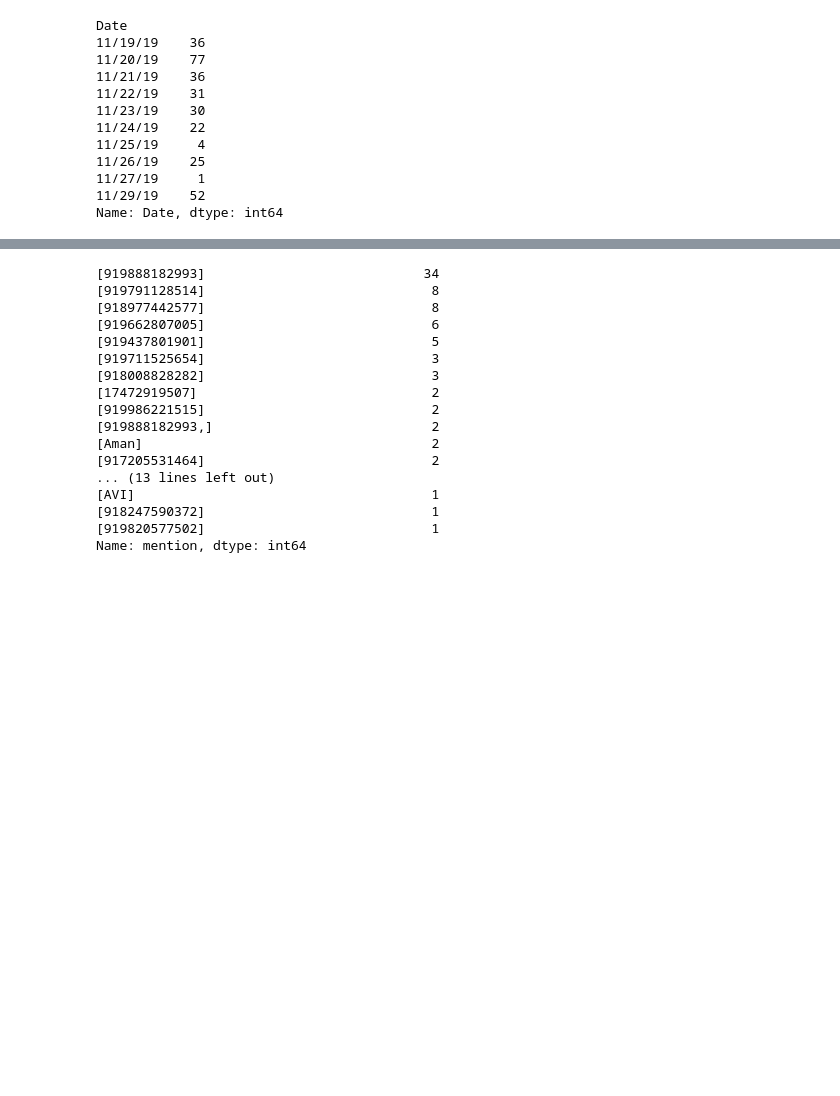
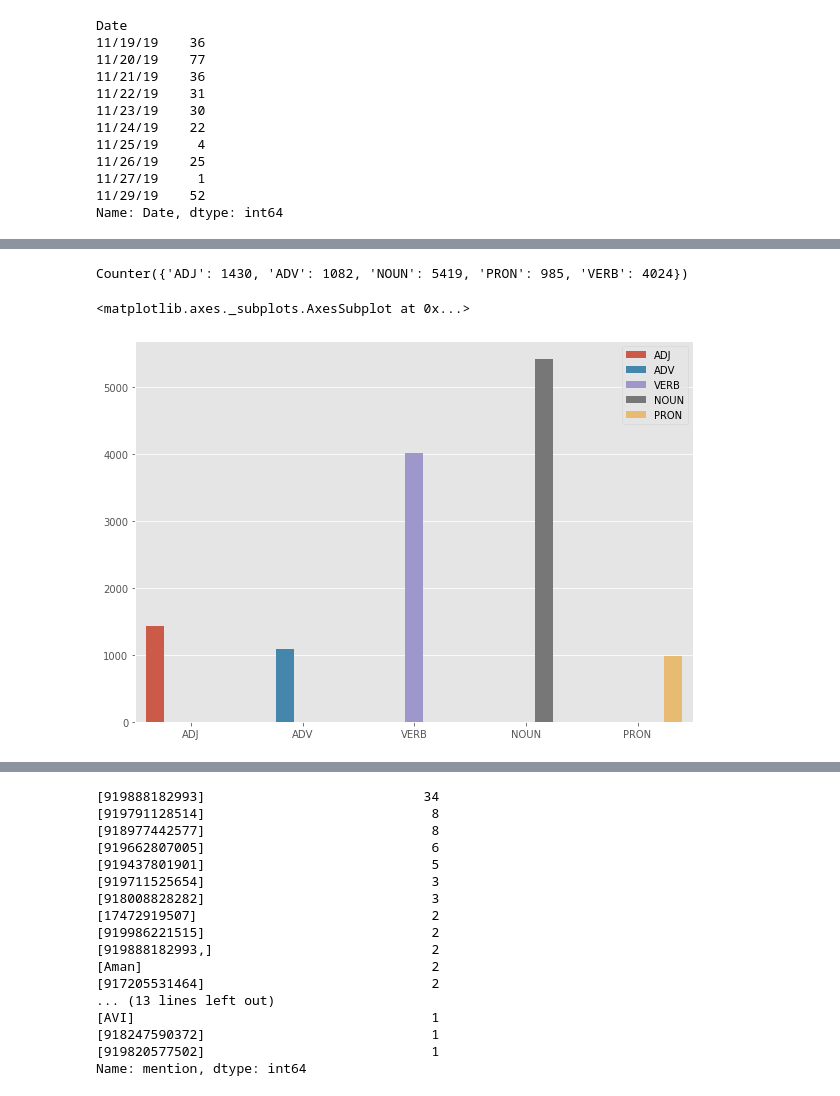
Before and after one commit to AVI18794/NLP, a Jupyter notebook: Chat Analysis.ipynb, the cells around one changed output, grey strips where cells are left out. Saved outputs shown, nothing was run; the diff lists cells and outputs as text; code cells hidden in the pictures; blank space fills up the shorter version.

```diff
--- a/Chat Analysis.ipynb
+++ b/Chat Analysis.ipynb
@@ -414,0 +443,27 @@ plot_linechart(dates)
+# %%
+from nltk import pos_tag
+from nltk import word_tokenize
+from collections import Counter
+def get_pos_tags(data):
+  #Lowercase the data
+  lower_case = data.lower()
+  #Tokenize the data
+  tokens = word_tokenize(lower_case)
+  #Tag the tokens
+  tags = pos_tag(tokens,tagset='universal')
+  counts = Counter(tag for word,tag in tags if tag in ('NOUN','PRON','VERB','ADV',"ADJ"))
+  return counts
+# %%
+tokens_counts = df['Message'].apply(get_pos_tags).sum()
+tokens_counts
+# %% [output]
+Counter({'ADJ': 1430, 'ADV': 1082, 'NOUN': 5419, 'PRON': 985, 'VERB': 4024})
+# %%
+labels = list(tokens_counts.keys())
+values = list(tokens_counts.values())
+import seaborn as sns
+plt.figure(figsize=(10,7))
+sns.barplot(x=labels,y=values,hue=labels)
+# %% [output]
+<matplotlib.axes._subplots.AxesSubplot at 0x...>
+[figure, added]
```
Also changed, not shown: parts of 13 cells of this notebook.
